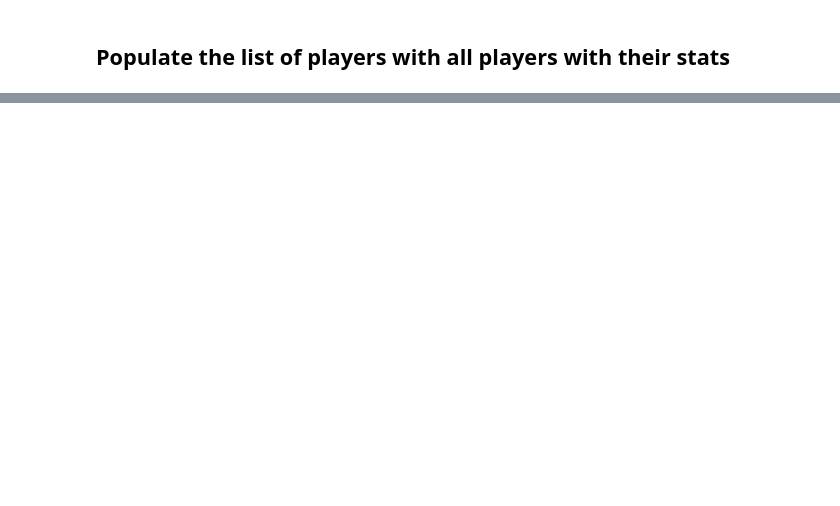
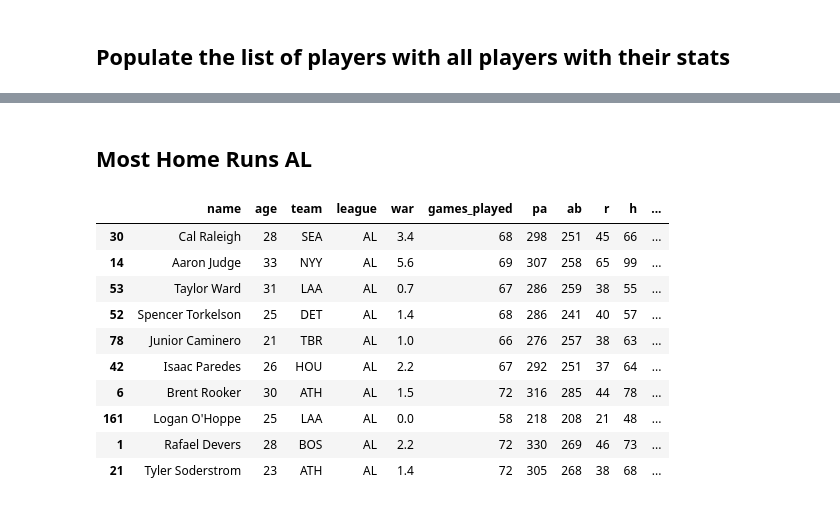
Before and after one commit to maxwong3/baseball-stats, a Jupyter notebook: baseball.ipynb, the cells around one changed output, grey strips where cells are left out. Drawn from its saved outputs; the diff is of its cells as text; code cells hidden in the pictures; blank space fills up the shorter version.

```diff
--- a/baseball.ipynb
+++ b/baseball.ipynb
@@ -142,2 +166,23 @@ Number of players:  1208
+# %% [markdown]
+## Most Home Runs AL
 # %%
 # Most home runs
+pd.options.display.max_columns = 100
+pd.options.display.max_rows = 10
+
+top_hr_al = players_df[players_df['league'] == 'AL']
+top_hr_al = top_hr_al.sort_values('hr', ascending=False)
+
+top_hr_al.head(10)
+# %% [output]
+|  | name | age | team | league | war | games_played | pa | ab | r | h | ... |
+| 30 | Cal Raleigh | 28 | SEA | AL | 3.4 | 68 | 298 | 251 | 45 | 66 | ... |
+| 14 | Aaron Judge | 33 | NYY | AL | 5.6 | 69 | 307 | 258 | 65 | 99 | ... |
+| 53 | Taylor Ward | 31 | LAA | AL | 0.7 | 67 | 286 | 259 | 38 | 55 | ... |
+| 52 | Spencer Torkelson | 25 | DET | AL | 1.4 | 68 | 286 | 241 | 40 | 57 | ... |
+| 78 | Junior Caminero | 21 | TBR | AL | 1.0 | 66 | 276 | 257 | 38 | 63 | ... |
+| 42 | Isaac Paredes | 26 | HOU | AL | 2.2 | 67 | 292 | 251 | 37 | 64 | ... |
+| 6 | Brent Rooker | 30 | ATH | AL | 1.5 | 72 | 316 | 285 | 44 | 78 | ... |
+| 161 | Logan O'Hoppe | 25 | LAA | AL | 0.0 | 58 | 218 | 208 | 21 | 48 | ... |
+| 1 | Rafael Devers | 28 | BOS | AL | 2.2 | 72 | 330 | 269 | 46 | 73 | ... |
+| 21 | Tyler Soderstrom | 23 | ATH | AL | 1.4 | 72 | 305 | 268 | 38 | 68 | ... |
```
Also changed, not shown: parts of 4 cells of this notebook.
